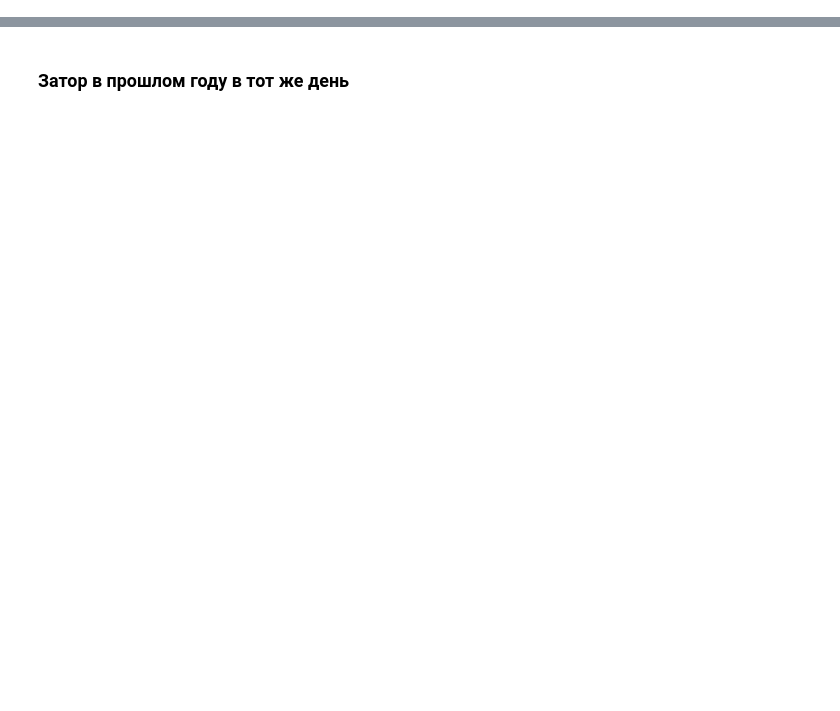
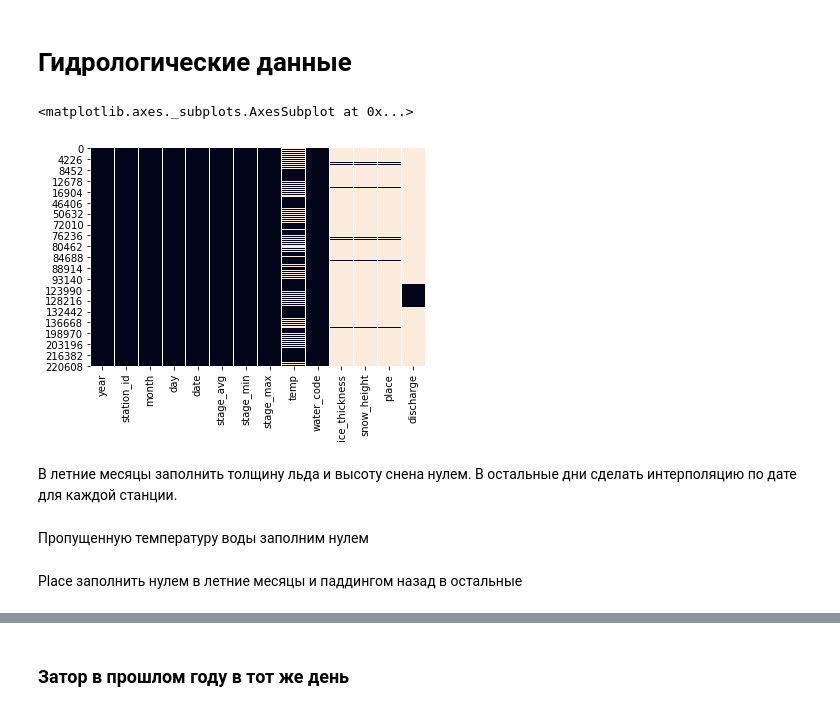
Before and after one commit to omoreva/emergencydatahack, a Jupyter notebook: features_from_labels.ipynb, the cells around one changed output, grey strips where cells are left out. Cells and saved outputs as stored; diff of their text form; code cells hidden in the pictures; blank space fills up the shorter version.

```diff
--- a/features_from_labels.ipynb
+++ b/features_from_labels.ipynb
@@ -47,0 +91,11 @@ os.listdir(data_dir)
+# %% [markdown]
+# Гидрологические данные
+# %%
+hld = hld[hld['station_id'].isin(station_id_ordered)]
+
+sns.heatmap(hld.isnull(), cbar=False)
+# %% [output]
+<matplotlib.axes._subplots.AxesSubplot at 0x...>
+[figure, added]
+# %% [markdown]
+В летние месяцы заполнить толщину льда и высоту снена нулем. В остальные дни сделать интерполяцию по дате для каждой станции.
@@ -47,0 +112,2 @@ os.listdir(data_dir)
+# %% [markdown]
+Пропущенную температуру воды заполним нулем
@@ -47,0 +116,2 @@ os.listdir(data_dir)
+# %% [markdown]
+Place заполнить нулем в летние месяцы и паддингом назад в остальные
```
Also changed, not shown: parts of 76 cells of this notebook.
